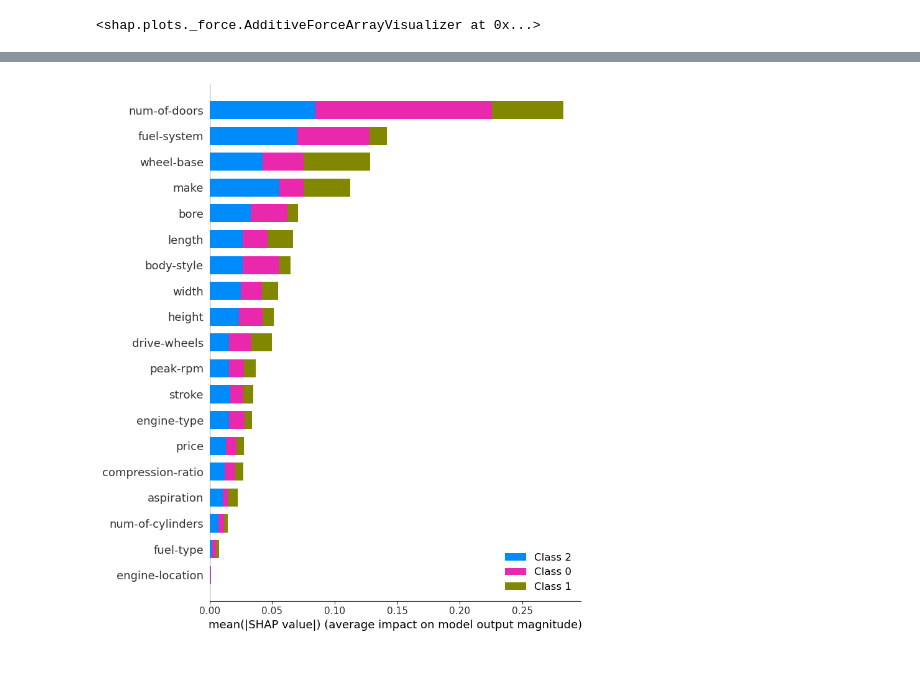
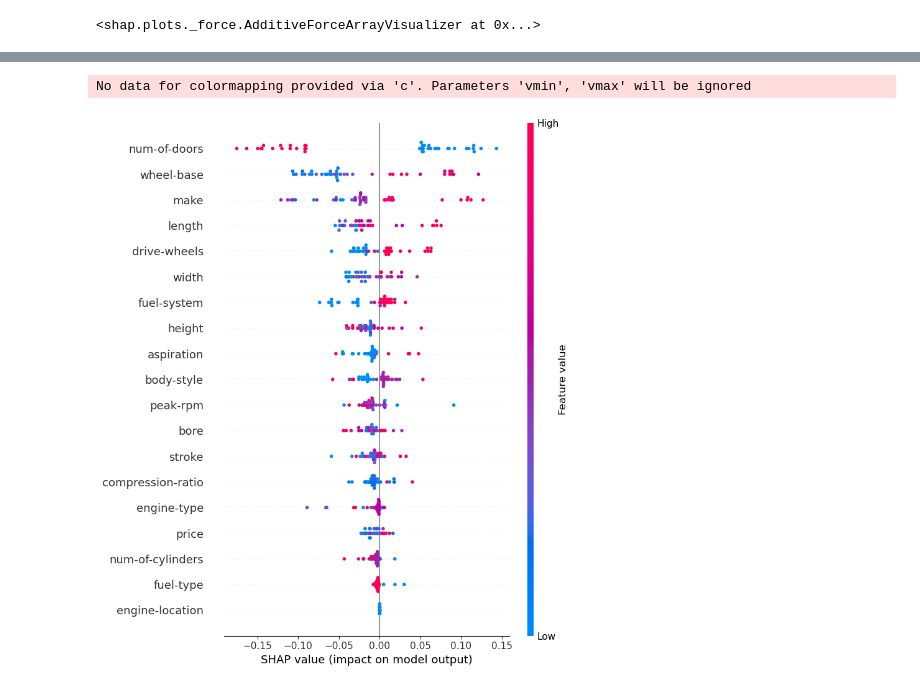
Before and after one commit to KingKai69/VisualAnalytics, a Jupyter notebook: VA_Classification.ipynb, the cells around one changed output, grey strips where cells are left out. Cells and saved outputs as stored; diff of their text form; code cells hidden in the pictures.

```diff
--- a/VA_Classification.ipynb
+++ b/VA_Classification.ipynb
@@ -580,7 +621,10 @@ y_pred = clf_final.predict(X_test)
 # %%
 ##### Compute SHAP values #####
-explainer = shap.Explainer(clf_final, X_train)
-shap_values = explainer(X_test)
+#explainer = shap.Explainer(clf_final, X_train)
+#shap_values = explainer(X_test)
 
-explainer_tree = shap.TreeExplainer(clf_final, X_train)
-shap_values_tree = explainer.shap_values(X_test)
+explainer_tree = shap.TreeExplainer(clf_final) #Conditional Expectation --> unrealistische Dateninstanzen
+shap_values_tree = explainer_tree.shap_values(X_test) ##Nochmal schauen welche Daten (Test, Train, alle) wirklich relevant sind
+shap_single = explainer_tree.shap_values(X_test.iloc[0,:])
+
+#SHAP Resampling
@@ -593,4 +700,5 @@ shap.force_plot(explainer_tree.expected_value[0], shap_values_tree[0], X_test)
 # %%
-shap.summary_plot(shap_values_tree, X_train, plot_type="bar")
+shap.summary_plot(shap_values_tree[1], X_test)
 # %% [output]
+No data for colormapping provided via 'c'. Parameters 'vmin', 'vmax' will be ignored
-[figure, old version]
+[figure, new version]
```
Also changed, not shown: parts of 30 cells of this notebook, 2 other files.
